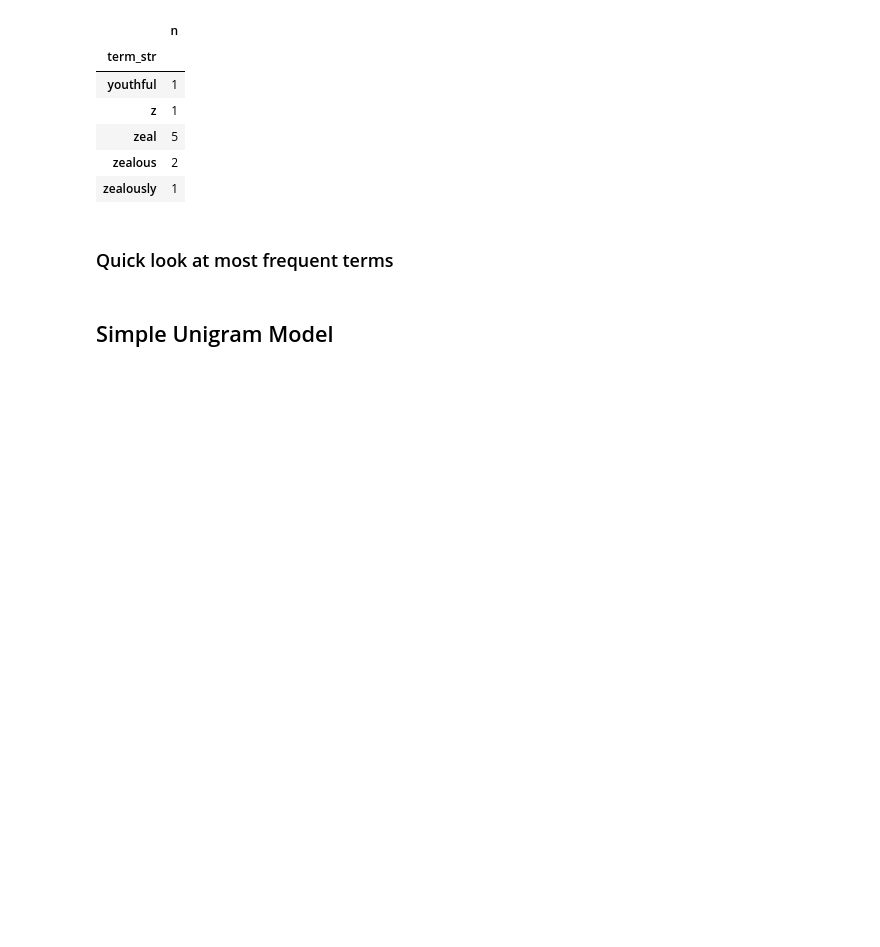
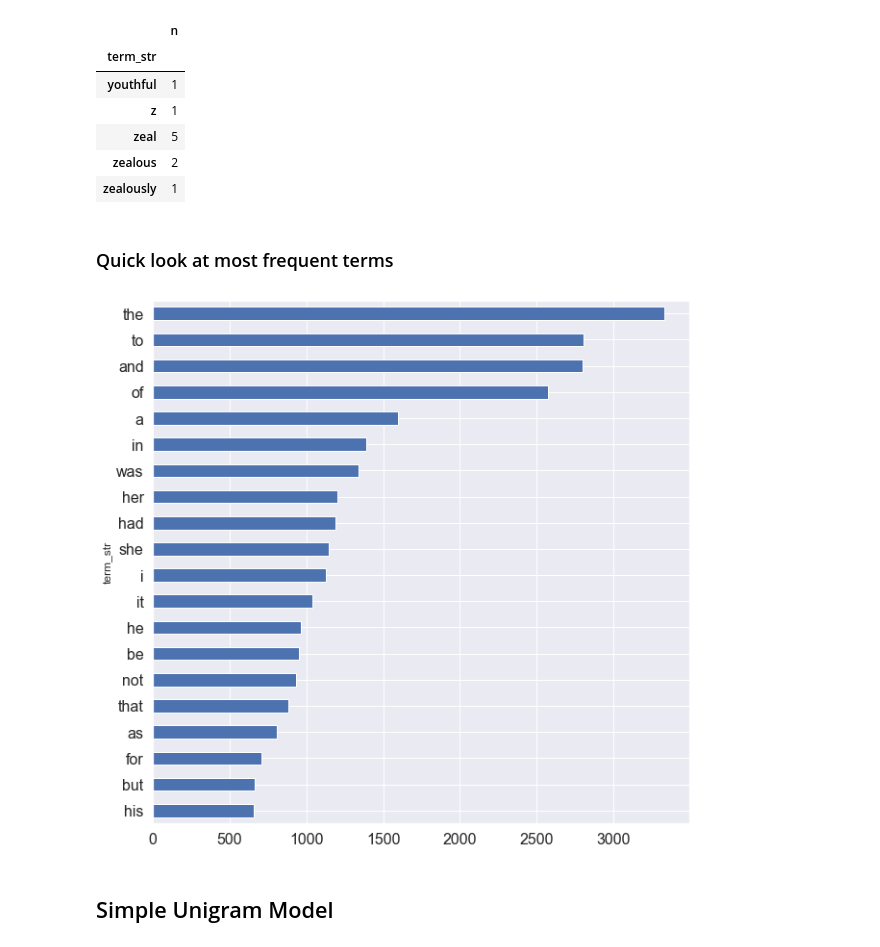
Before and after one commit to ontoligent/DS5001-2023-01-R, a Jupyter notebook: lessons/M03_LanguageModels/M03_02_LanguageModels_V1.ipynb, the cells around one changed output. Drawn from its saved outputs; the diff is of its cells as text; code cells hidden in the pictures; blank space fills up the shorter version.

```diff
--- a/lessons/M03_LanguageModels/M03_02_LanguageModels_V1.ipynb
+++ b/lessons/M03_LanguageModels/M03_02_LanguageModels_V1.ipynb
@@ -126,7 +126,9 @@ vocab.tail()
 # %% [markdown]
 ### Quick look at most frequent terms
 # %%
-# vocab.n.nlargest(20).sort_values().plot.barh(figsize=(10,10), fontsize=16);
+vocab.n.nlargest(20).sort_values().plot.barh(figsize=(10,10), fontsize=16);
+# %% [output]
+[figure, added]
 # %% [markdown]
 ## Simple Unigram Model
 # %% [markdown]
```
Also changed, not shown: parts of 3 cells of this notebook, 2 other files.
